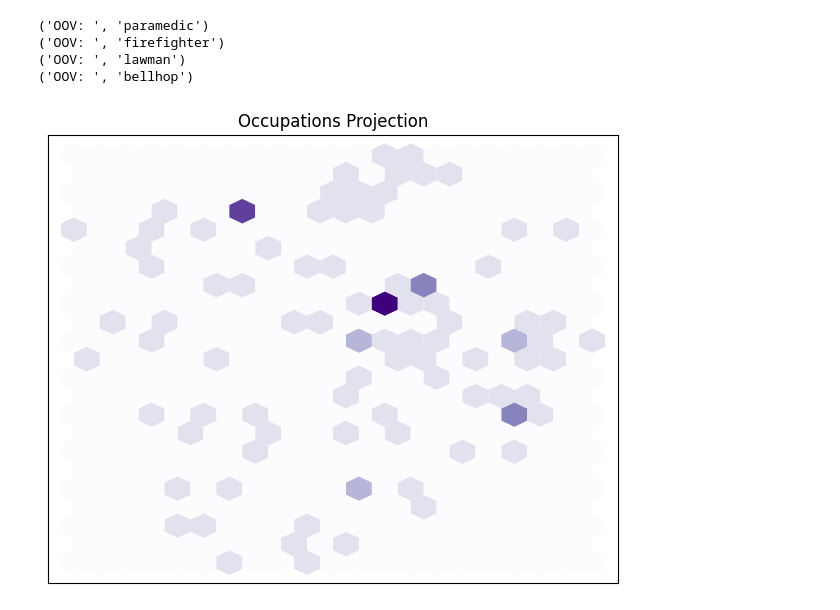
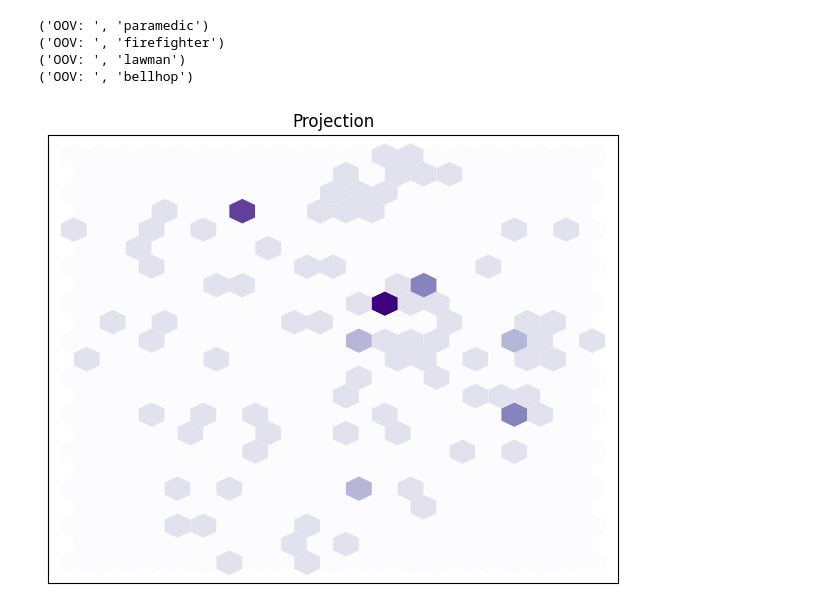
Before and after one commit to LeafCreeper/MicroDistance2025Word2VecProject, a Jupyter notebook: my_histwords/test.ipynb, the cells around one changed output. Saved outputs shown, nothing was run; the diff lists cells and outputs as text; code cells hidden in the pictures.

```diff
--- a/my_histwords/test.ipynb
+++ b/my_histwords/test.ipynb
@@ -240,7 +249,7 @@ get_seq_neighbor_with_pos(semb, pos_dict, "钱", "ADJ", n=5)
 # %% [markdown]
 ## 读取词频（如果你需要的话）
 # %%
-counts_file = '/root/workspace/MicroDistance-Word2Vec/chi-sim-all/counts/1990-counts.pkl'
+counts_file = '/root/data/MicroDistance-Word2Vec/chi-sim-all/counts/1990-counts.pkl'
 with open(counts_file, 'rb') as f:
     counts_dict = pickle.load(f, encoding='latin1') # 考虑到是python2时代保存的pickle文件，应该用latin1读取避免历史遗留问题
 
@@ -276,7 +285,7 @@ from representations.sequentialembedding import SequentialEmbedding
 from representations.embedding import Embedding
 
 years = range(1870,2000,10)
-seq_embedding_eng = SequentialEmbedding.load('/root/workspace/MicroDistance-Word2Vec/eng-all/sgns',years)
+seq_embedding_eng = SequentialEmbedding.load('/root/data/MicroDistance-Word2Vec/eng-all/sgns',years)
 # 加载比较慢，要忍一下
 # %%
 seq_embedding_eng.get_seq_closest_by_year("sociology", n=5)
@@ -373,17 +382,17 @@ from sklearn.decomposition import PCA
 from sklearn.manifold import TSNE
 import numpy as np
 import pandas as pd
-def reduce_dims(occupations_vecs, method="pca"):
+def reduce_dims(words_vecs, method="pca"):
     """
-    接收一个包含 (occupation, vector) 元组的列表，返回 DataFrame 结果
+    接收一个包含 (word, vector) 元组的列表，返回 DataFrame 结果
     参数：
-        occupations_vecs: List[Tuple[str, np.ndarray]]
+        words_vecs: List[Tuple[str, np.ndarray]]
         method: "pca" 或 "tsne"
     返回：
-        pd.DataFrame，包含列 ["occupation", "X", "Y"]
+        pd.DataFrame，包含列 ["word", "X", "Y"]
     """
-    names = [item[0] for item in occupations_vecs]
-    vecs = np.stack([item[1] for item in occupations_vecs])
+    names = [item[0] for item in words_vecs]
+    vecs = np.stack([item[1] for item in words_vecs])
 
     if method == "pca":
         reducer = PCA(n_components=2)
@@ -393,28 +402,28 @@ def reduce_dims(occupations_vecs, method="pca"):
         raise ValueError("method must be 'pca' or 'tsne'")
 
     vecs_2d = reducer.fit_transform(vecs)
-    return pd.DataFrame({"occupation": names, "X": vecs_2d[:, 0], "Y": vecs_2d[:, 1]})
+    return pd.DataFrame({"word": names, "X": vecs_2d[:, 0], "Y": vecs_2d[:, 1]})
 # %%
 import matplotlib.pyplot as plt
 
-def plot_occupations_hexbin(df_proj, cmap="Blues"):
+def plot_hexbin(df_proj, cmap="Blues"):
     """
-    可视化二维职业向量（hexbin）
+    可视化二维向量（hexbin）
     参数：
-        df_proj: DataFrame，包含列 ["occupation", "X", "Y"]
+        df_proj: DataFrame，包含列 ["word", "X", "Y"]
         cmap: 字符串，matplotlib colormap 名称
     """
     plt.figure(figsize=(6, 5))
     plt.hexbin(df_proj["X"], df_proj["Y"], cmap=cmap, gridsize=20, linewidths=0)
-    plt.title("Occupations Projection")
+    plt.title("Projection")
     plt.xticks([]), plt.yticks([])
     plt.tight_layout()
     plt.show()
 # %%
 df_proj = reduce_dims(occupations_vecs, method="pca")  # 或 method="tsne"
-plot_occupations_hexbin(df_proj, cmap="Purples")
+plot_hexbin(df_proj, cmap="Purples")
 # %% [output]
-[figure, old version]
+[figure, new version]
 # %%
 from sklearn.cluster import KMeans
 
```
Also changed, not shown: parts of 23 cells of this notebook, 1 other file.
